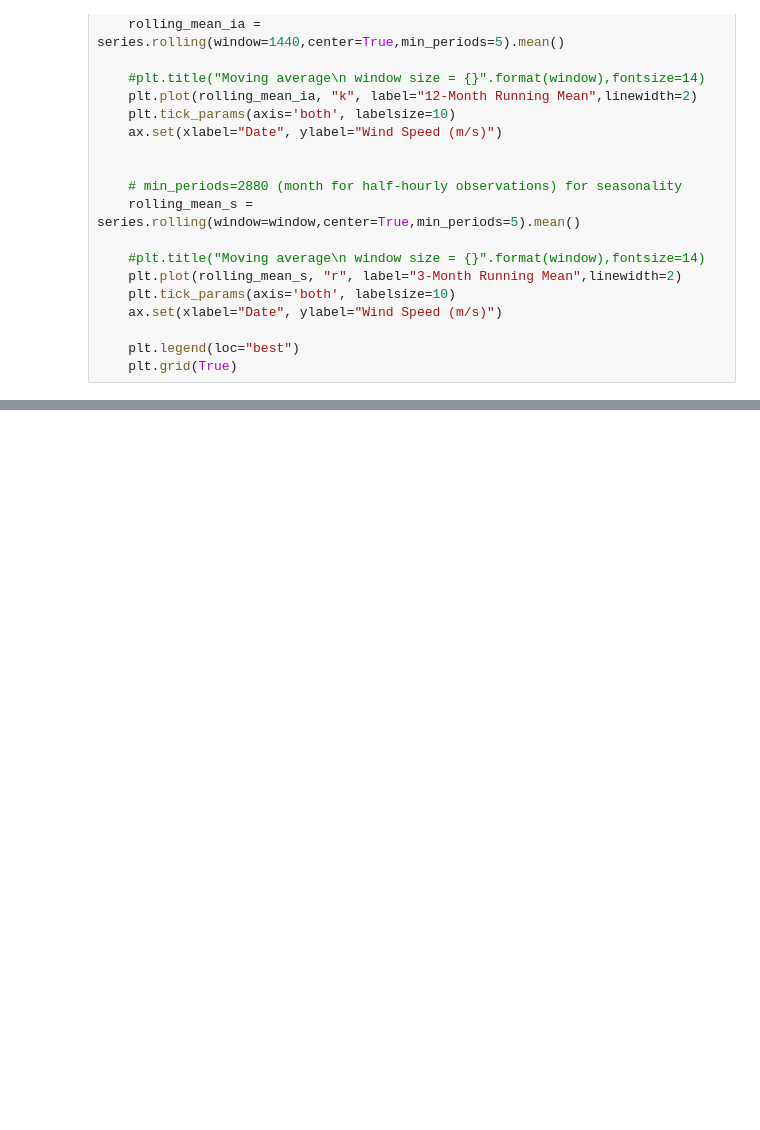
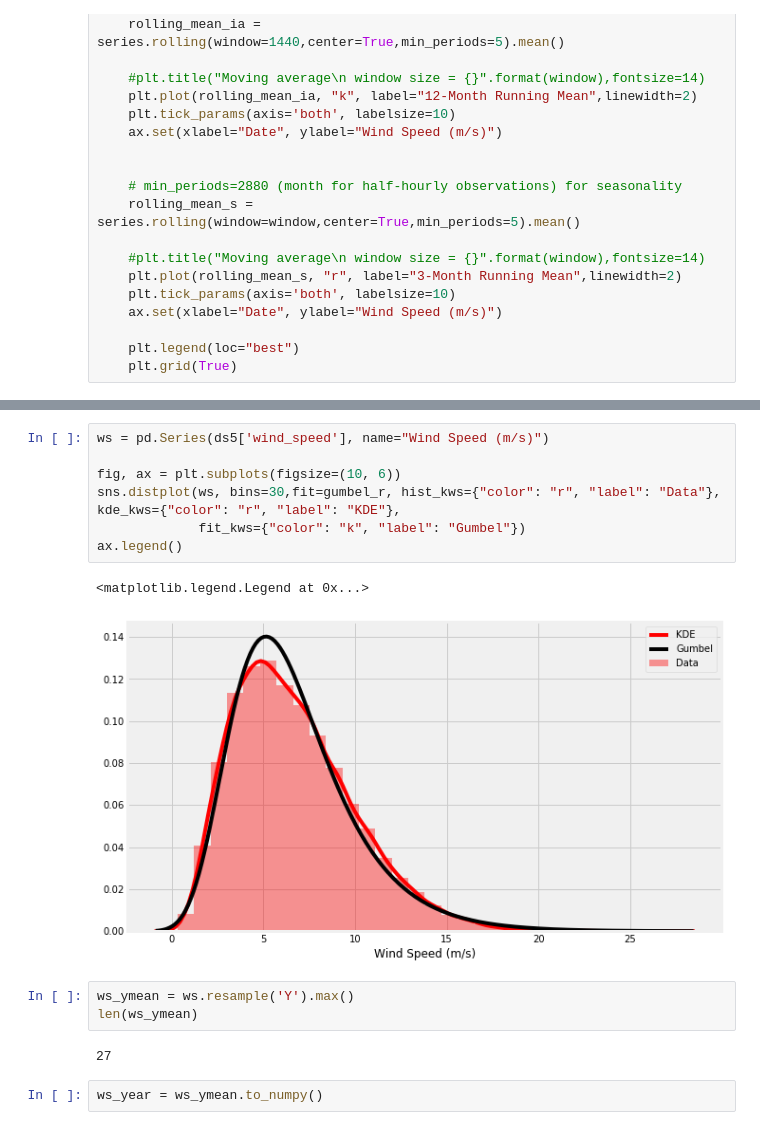
Before and after one commit to panmits86-zz/masters_thesis, a Jupyter notebook: code/CMEMS_Wind_1992-2018.ipynb, the cells around one changed output, grey strips where cells are left out. Drawn from its saved outputs; the diff is of its cells as text; blank space fills up the shorter version.

```diff
--- a/code/CMEMS_Wind_1992-2018.ipynb
+++ b/code/CMEMS_Wind_1992-2018.ipynb
@@ -159,0 +212,17 @@ plotMovingAverage(ds5['wind_speed'], 360)
+# %%
+ws = pd.Series(ds5['wind_speed'], name="Wind Speed (m/s)")
+
+fig, ax = plt.subplots(figsize=(10, 6))
+sns.distplot(ws, bins=30,fit=gumbel_r, hist_kws={"color": "r", "label": "Data"}, kde_kws={"color": "r", "label": "KDE"},
+             fit_kws={"color": "k", "label": "Gumbel"})
+ax.legend()
+# %% [output]
+<matplotlib.legend.Legend at 0x...>
+[figure, added]
+# %%
+ws_ymean = ws.resample('Y').max()
+len(ws_ymean)
+# %% [output]
+27
+# %%
+ws_year = ws_ymean.to_numpy()
```
Also changed, not shown: parts of 12 cells of this notebook.
